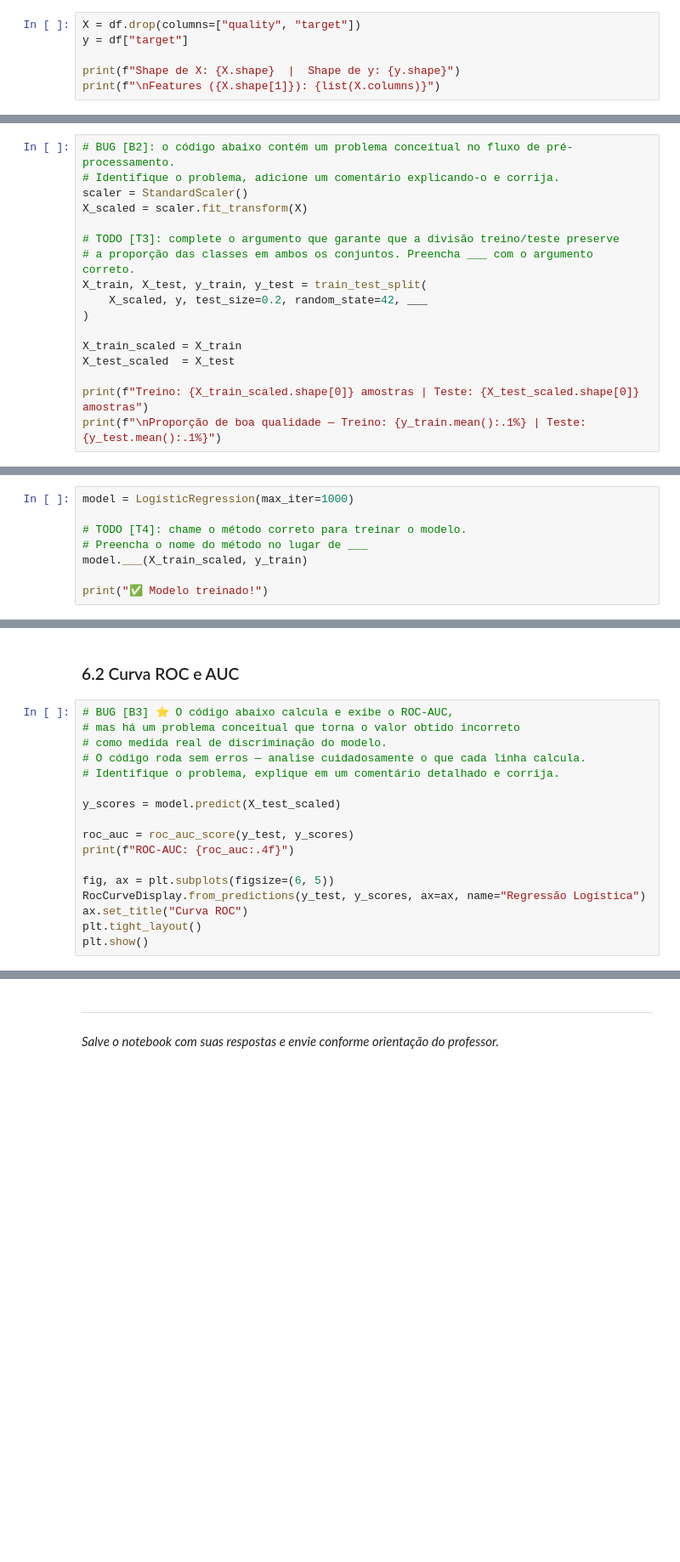
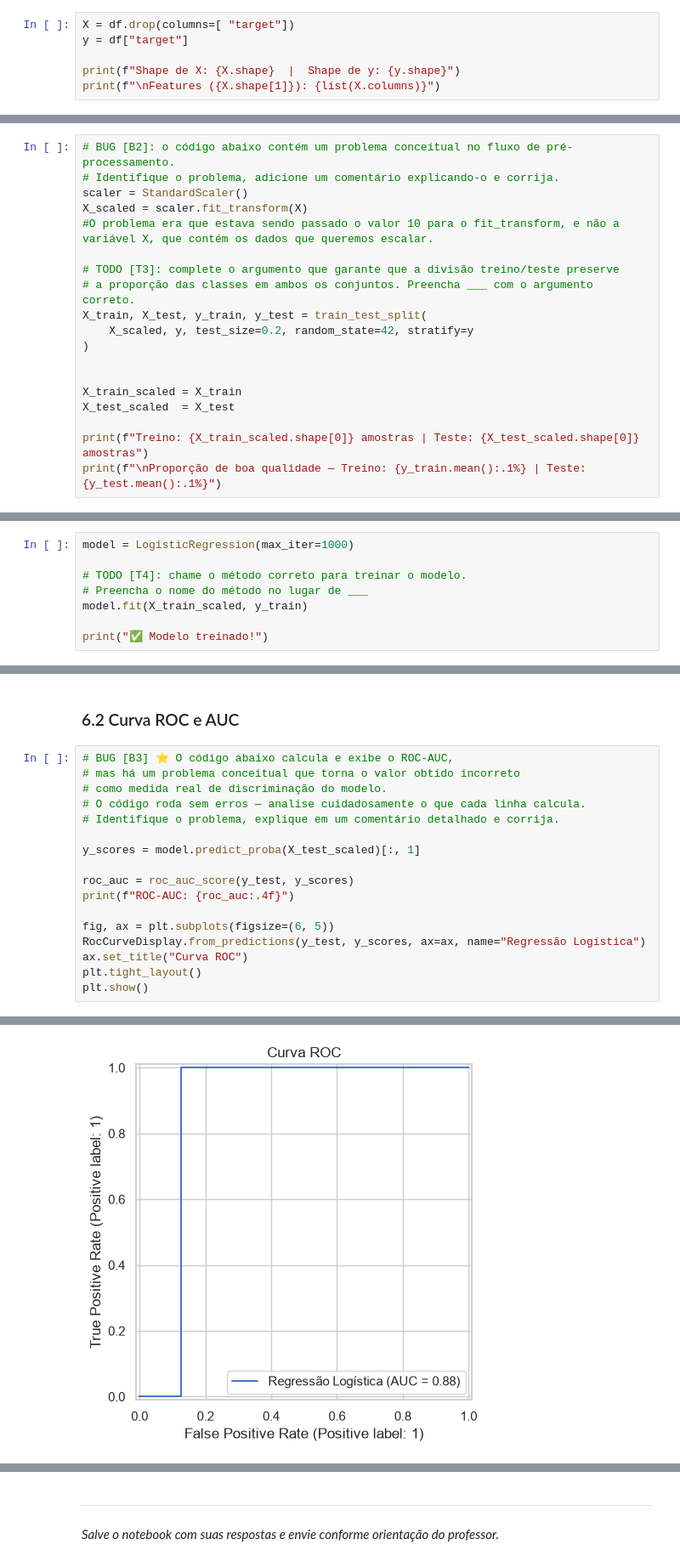
Before and after one commit to iegawa/atividade-ds-vinho, a Jupyter notebook: atividade_qualidade_vinho.ipynb, the cells around one changed output, grey strips where cells are left out. Shown at 85% size. Cells and saved outputs as stored; diff of their text form; blank space fills up the shorter version.

```diff
--- a/atividade_qualidade_vinho.ipynb
+++ b/atividade_qualidade_vinho.ipynb
@@ -176,7 +260,7 @@ plt.show()
 ---
 ## 4. Pré-processamento
 # %%
-X = df.drop(columns=["quality", "target"])
+X = df.drop(columns=[ "target"])
 y = df["target"]
 
 print(f"Shape de X: {X.shape}  |  Shape de y: {y.shape}")
@@ -186,12 +274,14 @@ print(f"\nFeatures ({X.shape[1]}): {list(X.columns)}")
 # Identifique o problema, adicione um comentário explicando-o e corrija.
 scaler = StandardScaler()
 X_scaled = scaler.fit_transform(X)
+#O problema era que estava sendo passado o valor 10 para o fit_transform, e não a variável X, que contém os dados que queremos escalar.
 
 # TODO [T3]: complete o argumento que garante que a divisão treino/teste preserve
 # a proporção das classes em ambos os conjuntos. Preencha ___ com o argumento correto.
 X_train, X_test, y_train, y_test = train_test_split(
-    X_scaled, y, test_size=0.2, random_state=42, ___
+    X_scaled, y, test_size=0.2, random_state=42, stratify=y
 )
+
 
 X_train_scaled = X_train
 X_test_scaled  = X_test
@@ -206,6 +300,6 @@ model = LogisticRegression(max_iter=1000)
 
 # TODO [T4]: chame o método correto para treinar o modelo.
 # Preencha o nome do método no lugar de ___
-model.___(X_train_scaled, y_train)
+model.fit(X_train_scaled, y_train)
 
 print("✅ Modelo treinado!")
@@ -246,7 +357,7 @@ print(f"F1-Score (macro): {f1:.4f}")
 # O código roda sem erros — analise cuidadosamente o que cada linha calcula.
 # Identifique o problema, explique em um comentário detalhado e corrija.
 
-y_scores = model.predict(X_test_scaled)
+y_scores = model.predict_proba(X_test_scaled)[:, 1]
 
 roc_auc = roc_auc_score(y_test, y_scores)
 print(f"ROC-AUC: {roc_auc:.4f}")
@@ -256,3 +367,4 @@ RocCurveDisplay.from_predictions(y_test, y_scores, ax=ax, name="Regressão Logí
 ax.set_title("Curva ROC")
 plt.tight_layout()
 plt.show()
+# %% [output]
@@ -259,3 +372,4 @@ plt.show()
+[figure, added]
 # %% [markdown]
 ### 🔵 Questão 2 — Interpretação das Métricas
 
```
Also changed, not shown: parts of 20 cells of this notebook, 1 other file.
